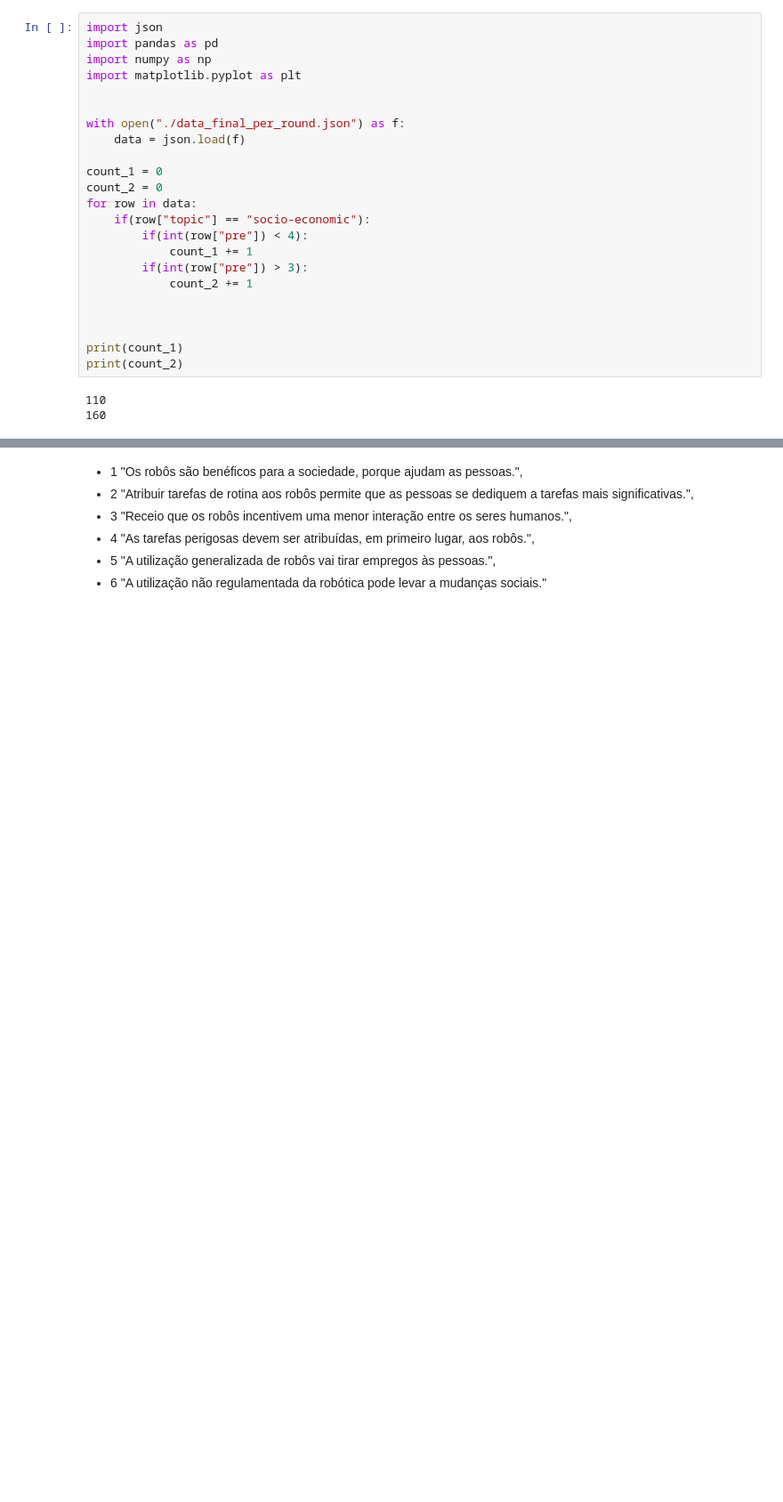
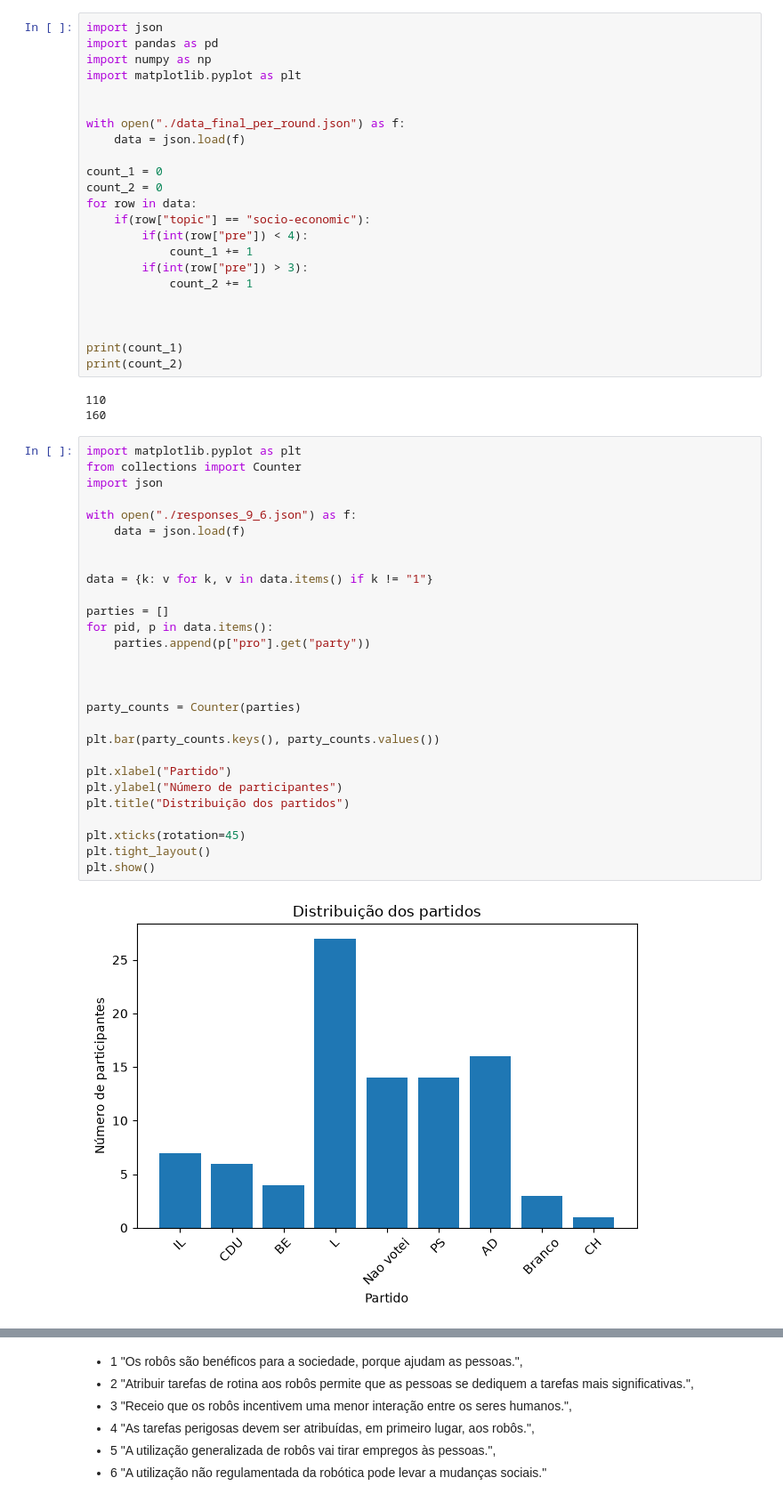
Before and after one commit to joaopereira76/robotsvote-code, a Jupyter notebook: Untitled1.ipynb, the cells around one changed output, grey strips where cells are left out. Shown at 89% size. Saved outputs shown, nothing was run; the diff lists cells and outputs as text; blank space fills up the shorter version.

```diff
--- a/Untitled1.ipynb
+++ b/Untitled1.ipynb
@@ -4330,6 +4330,36 @@ print(count_2)
 # %% [output]
 110
 160
+# %%
+import matplotlib.pyplot as plt
+from collections import Counter
+import json
+
+with open("./responses_9_6.json") as f:
+    data = json.load(f)
+
+
+data = {k: v for k, v in data.items() if k != "1"}
+
+parties = []
+for pid, p in data.items():
+    parties.append(p["pro"].get("party"))
+
+
+
+party_counts = Counter(parties)
+
+plt.bar(party_counts.keys(), party_counts.values())
+
+plt.xlabel("Partido")
+plt.ylabel("Número de participantes")
+plt.title("Distribuição dos partidos")
+
+plt.xticks(rotation=45)
+plt.tight_layout()
+plt.show()
+# %% [output]
+[figure, added]
 # %%
 import json
 import pandas as pd
```
Also changed, not shown: parts of 2 cells of this notebook, 6 other files.
